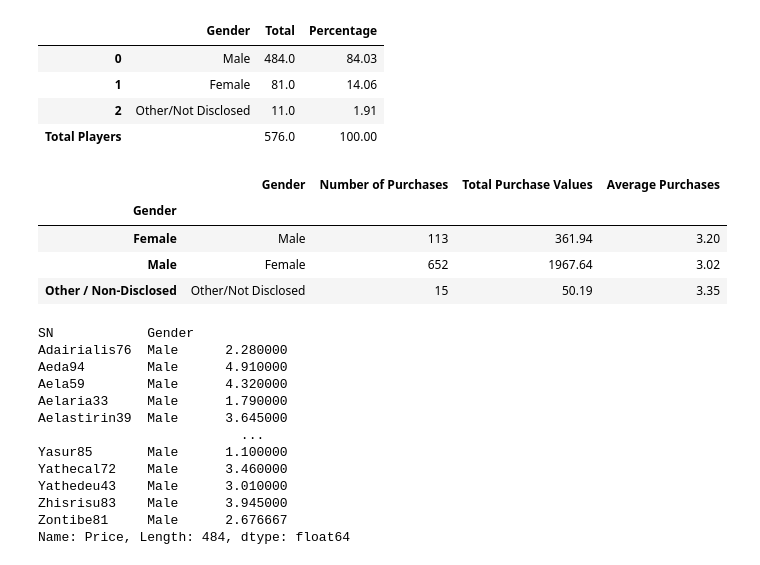
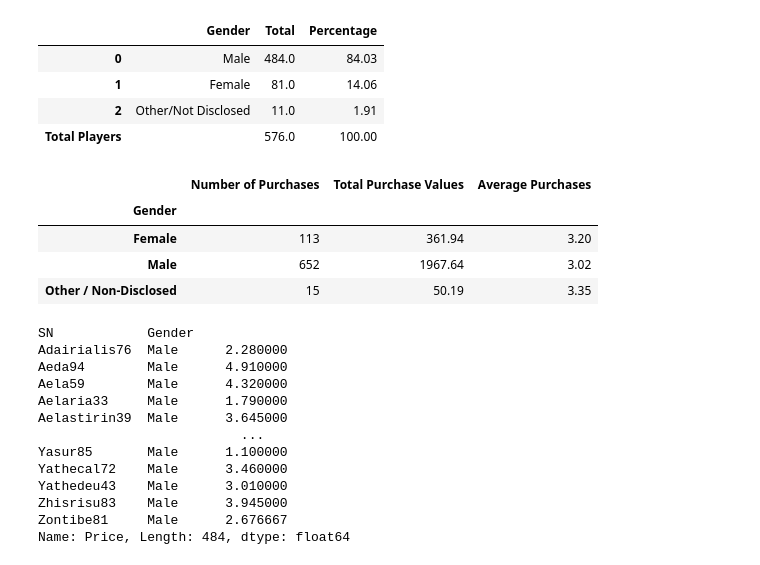
Before and after one commit to tidepooler/HeroesOfPymoli, a Jupyter notebook: Heroes_of_Pymoli.ipynb, the cells around one changed output. Drawn from its saved outputs; the diff is of its cells as text; code cells hidden in the pictures.

Commit message:
Add files via upload
Minor changes to dataframe to remove extraneous repeated information

```diff
--- a/Heroes_of_Pymoli.ipynb
+++ b/Heroes_of_Pymoli.ipynb
@@ -107,29 +107,28 @@ df_percentage
 # %%
 #Determine Total Purchase Count by Gender
 Total_Purchase_Counts = df_purchase_data.groupby(["Gender"]).count()["Price"].rename("Total Purchase Counts")
 
 #Determine Total Purchase Value by Gender
 Total_Purchase_Values = df_purchase_data.groupby(["Gender"]).sum()["Price"].rename("Total Purchase Values")
 
 #Determine Average Purchase Price
 Avg_Purchases = df_purchase_data.groupby(["Gender"]).mean()["Price"].rename("Average Purchase Price")
 Avg_Purchases = Avg_Purchases.round(2)
 
 #Print Dataframe showing all above information by gender
 Purchases_By_Gender = pd.DataFrame ({
-    "Gender": ["Male","Female","Other/Not Disclosed"],
     "Number of Purchases": Total_Purchase_Counts,
     "Total Purchase Values": Total_Purchase_Values,
     "Average Purchases": Avg_Purchases
 })
 
 Purchases_By_Gender
 # %% [output]
-|  | Gender | Number of Purchases | Total Purchase Values | Average Purchases |
-| Gender |  |  |  |  |
-| Female | Male | 113 | 361.94 | 3.20 |
-| Male | Female | 652 | 1967.64 | 3.02 |
-| Other / Non-Disclosed | Other/Not Disclosed | 15 | 50.19 | 3.35 |
+|  | Number of Purchases | Total Purchase Values | Average Purchases |
+| Gender |  |  |  |
+| Female | 113 | 361.94 | 3.20 |
+| Male | 652 | 1967.64 | 3.02 |
+| Other / Non-Disclosed | 15 | 50.19 | 3.35 |
 # %%
 #For males, determine Total Average Purchase per person
 
```
